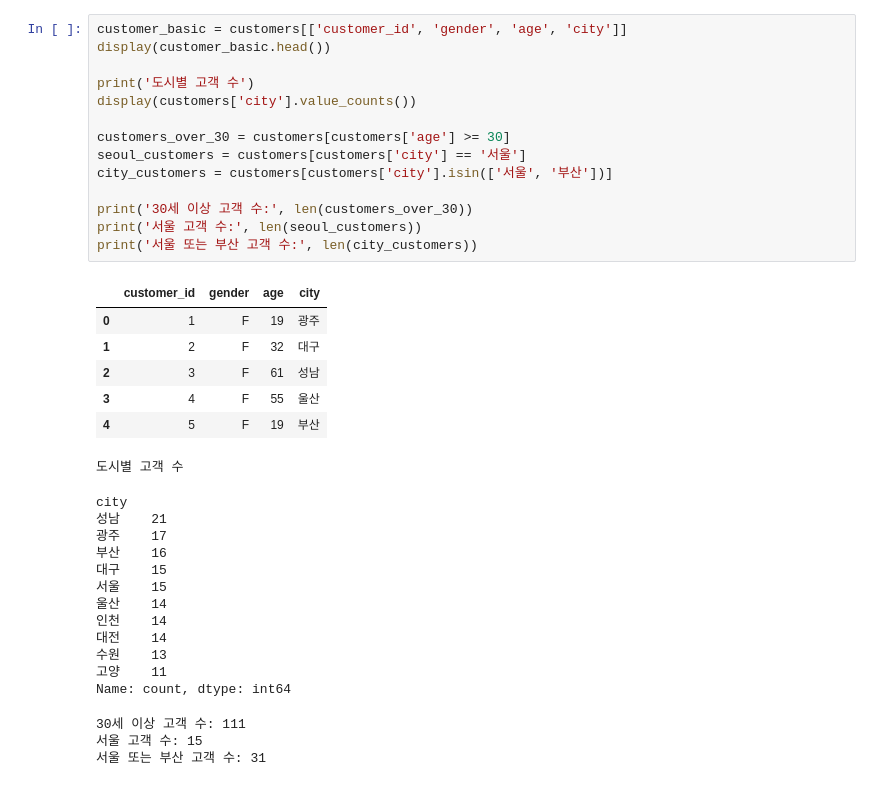
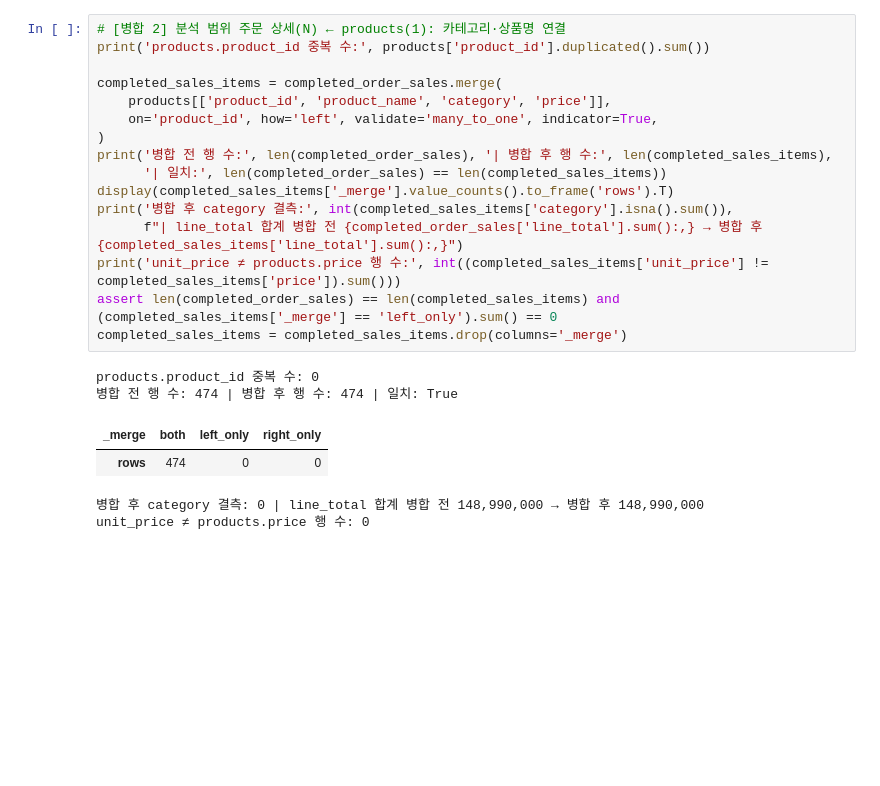
Before and after one commit to Taejin-AI/llm-data-analysis-study, a Jupyter notebook: chapter04/chapter04.ipynb, the cells around one changed output. Saved outputs shown, nothing was run; the diff lists cells and outputs as text; blank space fills up the shorter version.

```diff
--- a/chapter04/chapter04.ipynb
+++ b/chapter04/chapter04.ipynb
@@ -149,38 +277,24 @@ order_items (764, 5) ['order_item_id', 'order_id', 'product_id', 'quantity', 'un
 # %%
-customer_basic = customers[['customer_id', 'gender', 'age', 'city']]
-display(customer_basic.head())
+# [병합 2] 분석 범위 주문 상세(N) ← products(1): 카테고리·상품명 연결
+print('products.product_id 중복 수:', products['product_id'].duplicated().sum())
 
-print('도시별 고객 수')
-display(customers['city'].value_counts())
-
-customers_over_30 = customers[customers['age'] >= 30]
-seoul_customers = customers[customers['city'] == '서울']
-city_customers = customers[customers['city'].isin(['서울', '부산'])]
-
-print('30세 이상 고객 수:', len(customers_over_30))
-print('서울 고객 수:', len(seoul_customers))
-print('서울 또는 부산 고객 수:', len(city_customers))
+completed_sales_items = completed_order_sales.merge(
+    products[['product_id', 'product_name', 'category', 'price']],
+    on='product_id', how='left', validate='many_to_one', indicator=True,
+)
+print('병합 전 행 수:', len(completed_order_sales), '| 병합 후 행 수:', len(completed_sales_items),
+      '| 일치:', len(completed_order_sales) == len(completed_sales_items))
+display(completed_sales_items['_merge'].value_counts().to_frame('rows').T)
+print('병합 후 category 결측:', int(completed_sales_items['category'].isna().sum()),
+      f"| line_total 합계 병합 전 {completed_order_sales['line_total'].sum():,} → 병합 후 {completed_sales_items['line_total'].sum():,}")
+print('unit_price ≠ products.price 행 수:', int((completed_sales_items['unit_price'] != completed_sales_items['price']).sum()))
+assert len(completed_order_sales) == len(completed_sales_items) and (completed_sales_items['_merge'] == 'left_only').sum() == 0
+completed_sales_items = completed_sales_items.drop(columns='_merge')
 # %% [output]
+products.product_id 중복 수: 0
+병합 전 행 수: 474 | 병합 후 행 수: 474 | 일치: True
-|  | customer_id | gender | age | city |
-| 0 | 1 | F | 19 | 광주 |
-| 1 | 2 | F | 32 | 대구 |
-| 2 | 3 | F | 61 | 성남 |
-| 3 | 4 | F | 55 | 울산 |
-| 4 | 5 | F | 19 | 부산 |
+| _merge | both | left_only | right_only |
+| rows | 474 | 0 | 0 |
-도시별 고객 수
-city
-성남    21
-광주    17
-부산    16
-대구    15
-서울    15
-울산    14
-인천    14
-대전    14
-수원    13
-고양    11
-Name: count, dtype: int64
+병합 후 category 결측: 0 | line_total 합계 병합 전 148,990,000 → 병합 후 148,990,000
+unit_price ≠ products.price 행 수: 0
-30세 이상 고객 수: 111
-서울 고객 수: 15
-서울 또는 부산 고객 수: 31
 # %% [markdown]
```
Also changed, not shown: parts of 67 cells of this notebook, 15 other files.
